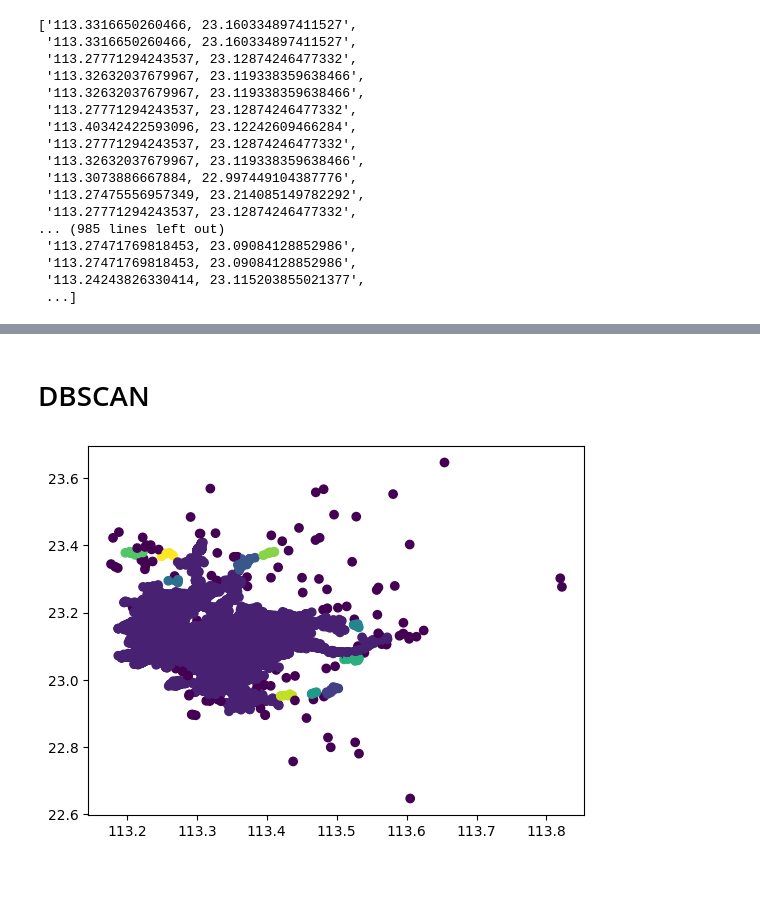
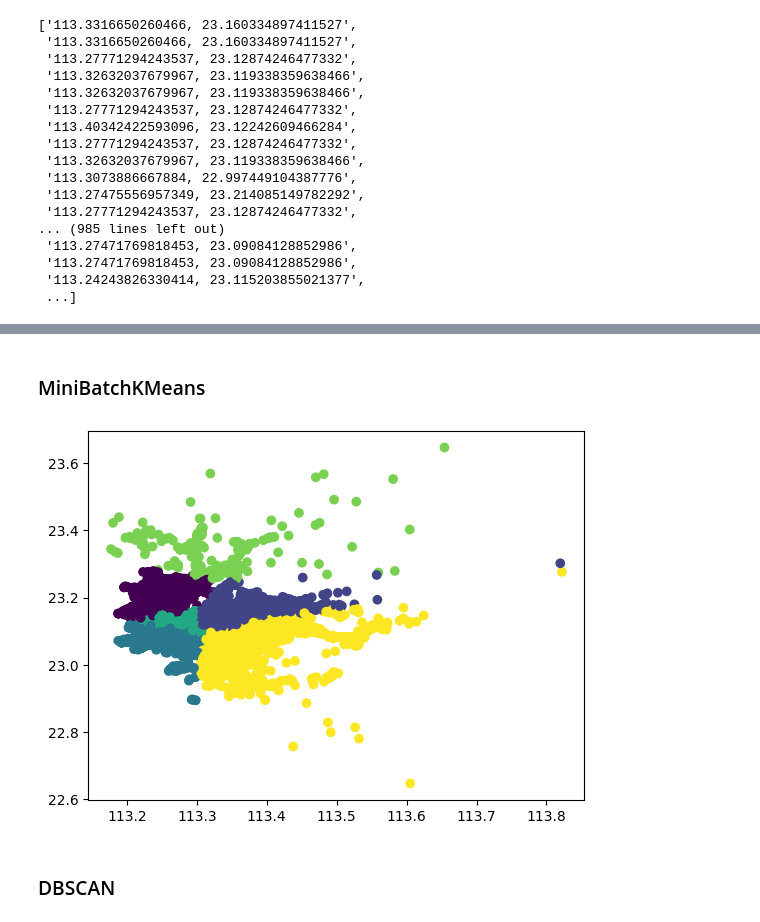
Before and after one commit to kristina100/BigDataAnalysisSystemforCabs, a Jupyter notebook: Algorithm/Demand_Areas_and_Passenger_HotSpots/Demand_Areas_and_Passenger_HotSpots.ipynb, the cells around one changed output, grey strips where cells are left out. Saved outputs shown, nothing was run; the diff lists cells and outputs as text; code cells hidden in the pictures; blank space fills up the shorter version.

```diff
--- a/Algorithm/Demand_Areas_and_Passenger_HotSpots/Demand_Areas_and_Passenger_HotSpots.ipynb
+++ b/Algorithm/Demand_Areas_and_Passenger_HotSpots/Demand_Areas_and_Passenger_HotSpots.ipynb
@@ -400,3 +454,20 @@ passenger_hot_spot.to_csv('passenger_hot_spot_0201.csv')
+# %% [markdown]
+### MiniBatchKMeans
+# %%
+M_data_week = df_data_week.copy(deep=True)
+list_M_data_week = list(M_data_week.values)
+# %%
+from sklearn.cluster import MiniBatchKMeans
+
+minibatchkmeans = MiniBatchKMeans(n_clusters=6).fit(list_M_data_week)
+# %%
+import matplotlib.pyplot as plt
+import numpy as np
+
+plt.scatter(np.array(list_M_data_week)[:, 0], np.array(list_M_data_week)[:, 1], c=minibatchkmeans.labels_)
+plt.show()
+# %% [output]
+[figure, added]
 # %% [markdown]
-# DBSCAN
+### DBSCAN
 # %%
@@ -409,8 +479,0 @@ dbscan = DBSCAN(eps=0.011).fit(list_D_data_20170201)
-# %%
-import matplotlib.pyplot as plt
-import numpy as np
-
-plt.scatter(np.array(list_D_data_20170201)[:, 0], np.array(list_D_data_20170201)[:, 1], c=dbscan.labels_)
-plt.show()
-# %% [output]
-[figure, removed]
```
Also changed, not shown: parts of 73 cells of this notebook, 1 other file.
